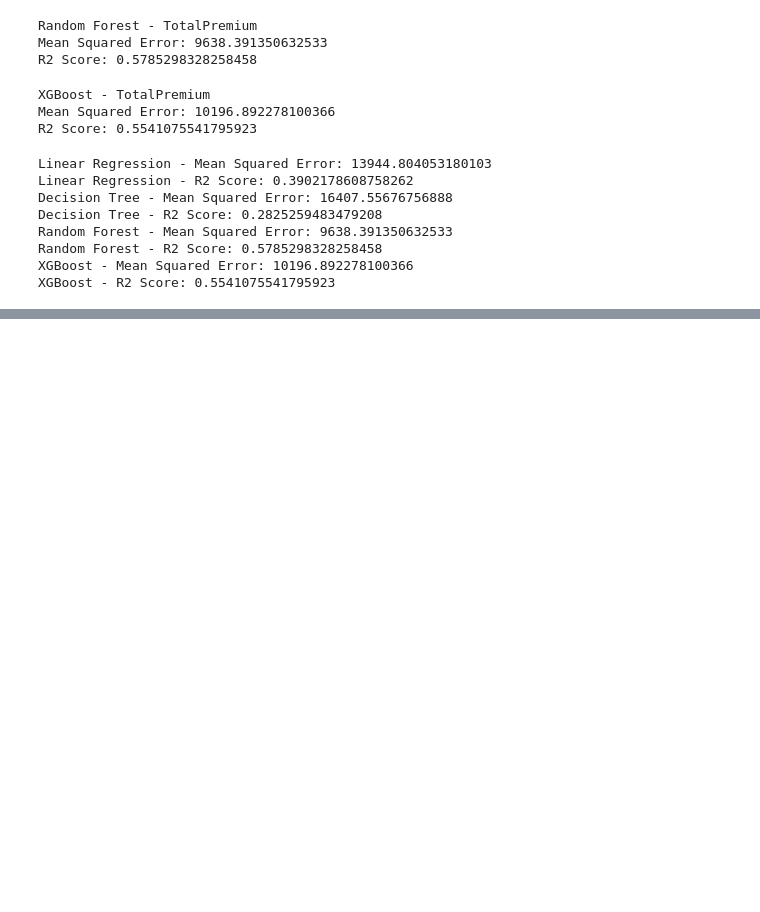
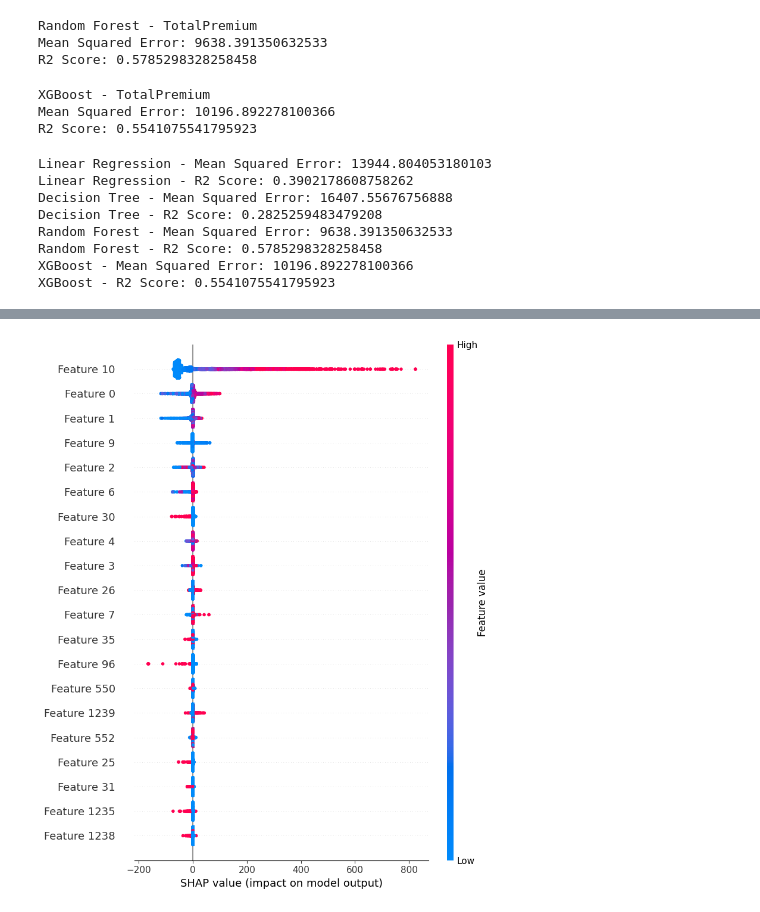
Before and after one commit to yenat/KAIM-week3, a Jupyter notebook: notebooks/statistical_modeling.ipynb, the cells around one changed output, grey strips where cells are left out. Saved outputs shown, nothing was run; the diff lists cells and outputs as text; code cells hidden in the pictures; blank space fills up the shorter version.

```diff
--- a/notebooks/statistical_modeling.ipynb
+++ b/notebooks/statistical_modeling.ipynb
@@ -12,7 +12,7 @@ from sklearn.metrics import mean_squared_error, r2_score
 import shap
 # %%
 # Load your data
-df = pd.read_csv('/home/enat/Downloads/converted.csv')
+df = pd.read_csv('/path/to/data/file.csv')
 
 # Optional: Work with a subset of the data if you face memory issues
 df_subset = df.sample(n=100000, random_state=42)
@@ -216,0 +220,8 @@ shap.force_plot(explainer.expected_value, shap_values[0,:], X_train_premium.iloc
+# %%
+import matplotlib.pyplot as plt
+
+# Set the figure size to make the plot more readable
+plt.figure(figsize=(15, 10))
+shap.summary_plot(shap_values, X_train_premium)
+# %% [output]
+[figure, added]
```
Also changed, not shown: parts of 1 cell of this notebook.
